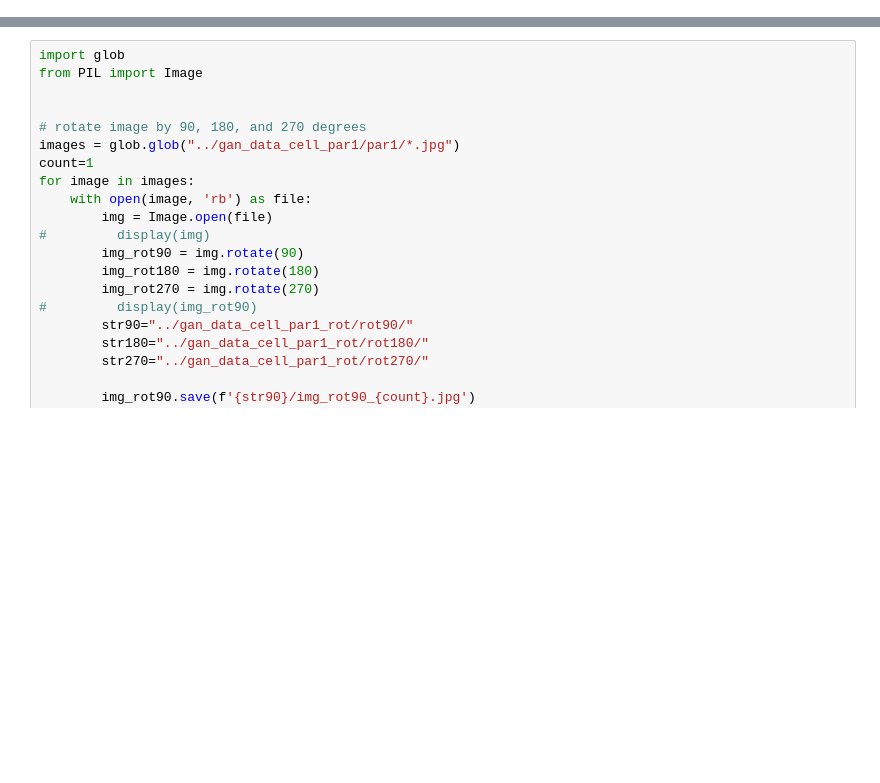
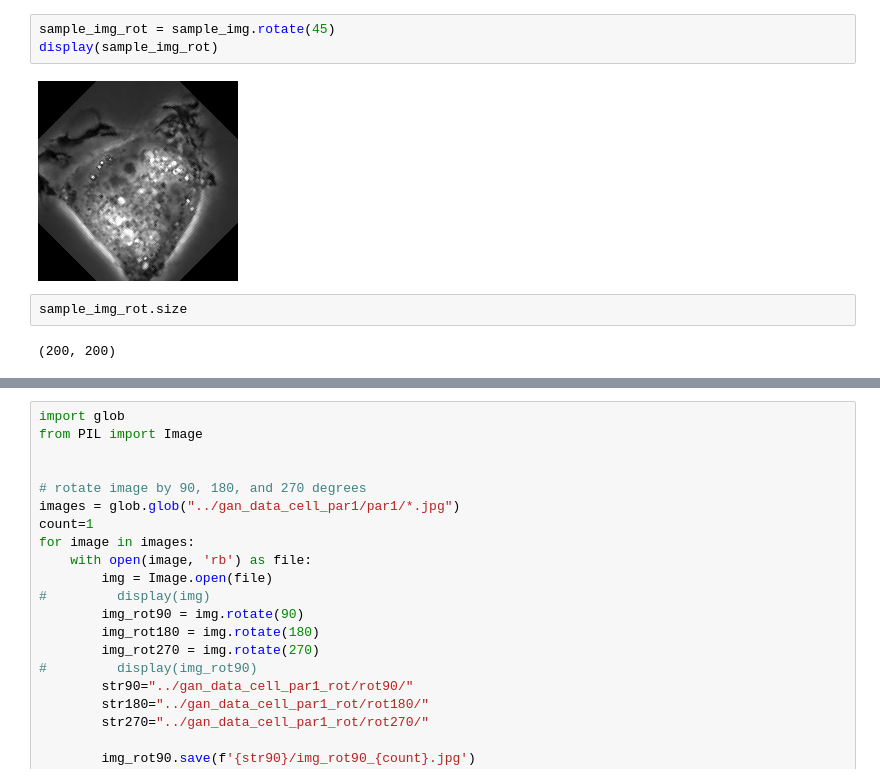
Before and after one commit to caocao0525/CellGAN, a Jupyter notebook: image_rotation_test.ipynb, the cells around one changed output, grey strips where cells are left out. Saved outputs shown, nothing was run; the diff lists cells and outputs as text; blank space fills up the shorter version.

```diff
--- a/image_rotation_test.ipynb
+++ b/image_rotation_test.ipynb
@@ -6,0 +43,9 @@ import numpy as np
+# %%
+sample_img_rot = sample_img.rotate(45)
+display(sample_img_rot)
+# %% [output]
+[figure, added]
+# %%
+sample_img_rot.size
+# %% [output]
+(200, 200)
```
Also changed, not shown: parts of 21 cells of this notebook.
